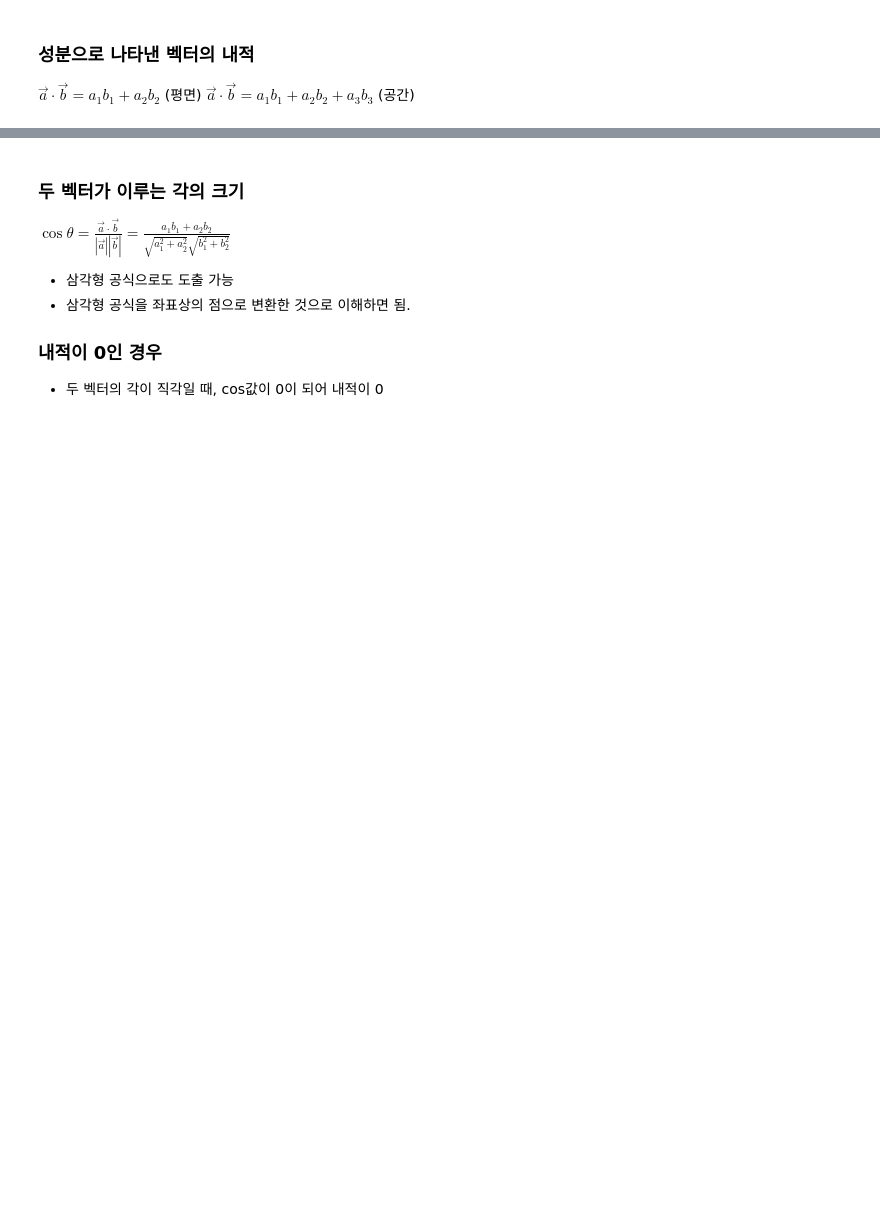
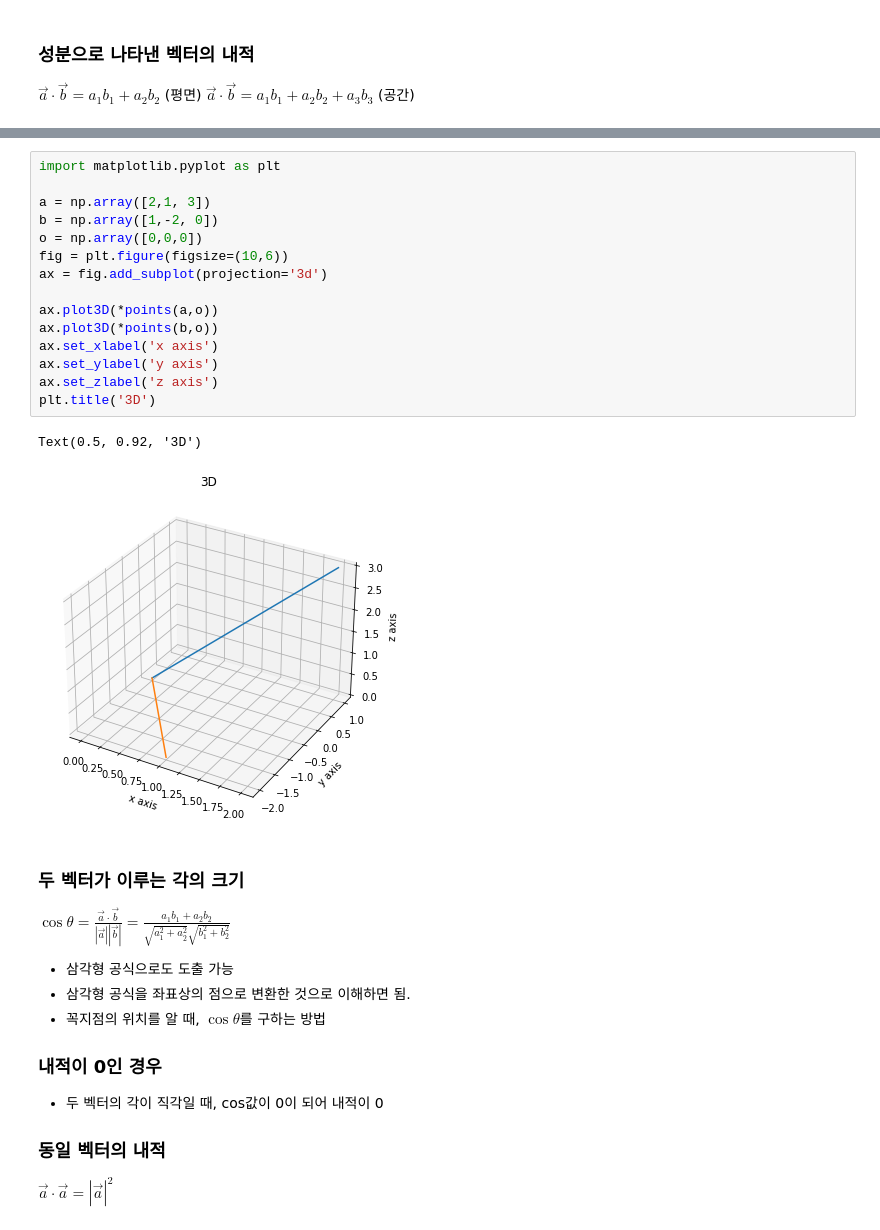
Before and after one commit to dss99911/ds-study, a Jupyter notebook: python/mathmetics/vector.ipynb, the cells around one changed output, grey strips where cells are left out. Saved outputs shown, nothing was run; the diff lists cells and outputs as text; blank space fills up the shorter version.

```diff
--- a/python/mathmetics/vector.ipynb
+++ b/python/mathmetics/vector.ipynb
@@ -73,3 +146,21 @@ a dot b = 11
+# %%
+import matplotlib.pyplot as plt
+
+a = np.array([2,1, 3])
+b = np.array([1,-2, 0])
+o = np.array([0,0,0])
+fig = plt.figure(figsize=(10,6))
+ax = fig.add_subplot(projection='3d')
+
+ax.plot3D(*points(a,o))
+ax.plot3D(*points(b,o))
+ax.set_xlabel('x axis')
+ax.set_ylabel('y axis')
+ax.set_zlabel('z axis')
+plt.title('3D')
+# %% [output]
+Text(0.5, 0.92, '3D')
+[figure, added]
 # %% [markdown]
 ### 두 벡터가 이루는 각의 크기
 
@@ -77,9 +168,13 @@ $\cos{\theta}=\frac{\vec{a}\cdot\vec{b}}{|\vec{a}||\vec{b}|} = \frac{a_1b_1 + a_
 
 - 삼각형 공식으로도 도출 가능
 - 삼각형 공식을 좌표상의 점으로 변환한 것으로 이해하면 됨.
+- 꼭지점의 위치를 알 때, $\cos{\theta}$를 구하는 방법
 
 ### 내적이 0인 경우
 - 두 벡터의 각이 직각일 때, cos값이 0이 되어 내적이 0
+
+### 동일 벡터의 내적
+$\vec{a}\cdot\vec{a} = |\vec{a}|^2$
 # %% [markdown]
 ## 벡터의 외적
 
```
Also changed, not shown: parts of 19 cells of this notebook, 10 other files.
